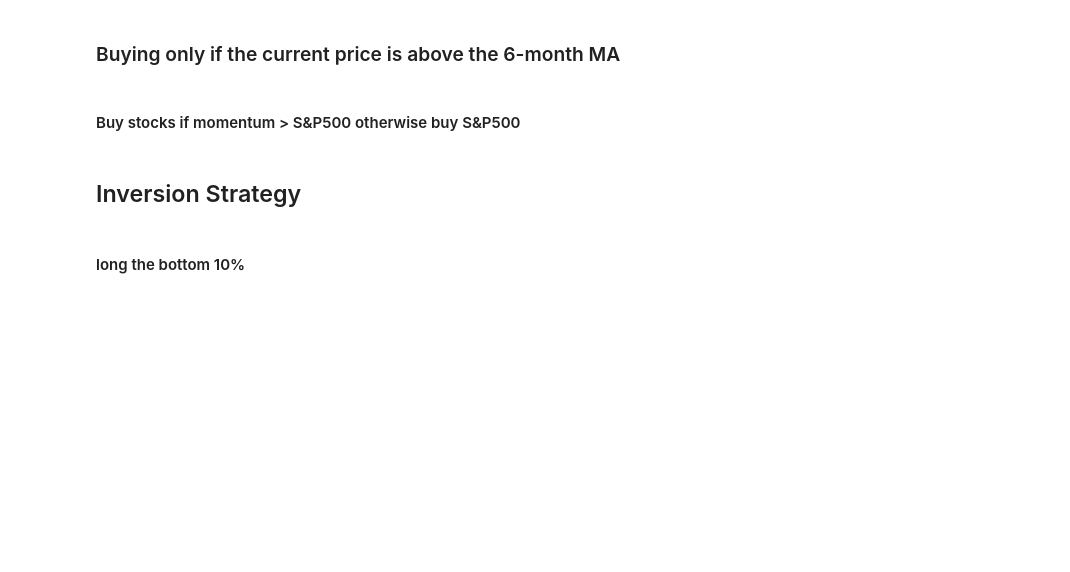
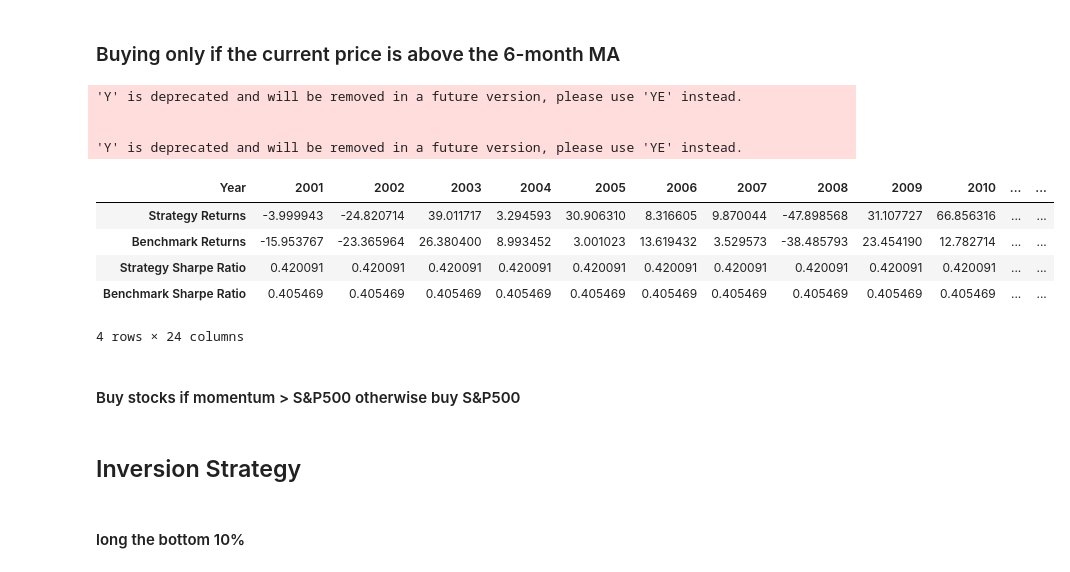
Before and after one commit to satyaki-02/Factor_Investing_in_Stock-Market, a Jupyter notebook: main.ipynb, the cells around one changed output. Drawn from its saved outputs; the diff is of its cells as text; code cells hidden in the pictures; blank space fills up the shorter version.

```diff
--- a/main.ipynb
+++ b/main.ipynb
@@ -860,6 +894,22 @@ fig.update_layout(
 
 # Show the plot
 fig.show()
+# %%
+# Calculate the yearly stats
+yearly_stats_df = calculate_yearly_stats(total_returns_dict_ma, gains)
+
+yearly_stats_df.T
+# %% [output]
+'Y' is deprecated and will be removed in a future version, please use 'YE' instead.
+
+
+'Y' is deprecated and will be removed in a future version, please use 'YE' instead.
+| Year | 2001 | 2002 | 2003 | 2004 | 2005 | 2006 | 2007 | 2008 | 2009 | 2010 | ... | ... |
+| Strategy Returns | -3.999943 | -24.820714 | 39.011717 | 3.294593 | 30.906310 | 8.316605 | 9.870044 | -47.898568 | 31.107727 | 66.856316 | ... | ... |
+| Benchmark Returns | -15.953767 | -23.365964 | 26.380400 | 8.993452 | 3.001023 | 13.619432 | 3.529573 | -38.485793 | 23.454190 | 12.782714 | ... | ... |
+| Strategy Sharpe Ratio | 0.420091 | 0.420091 | 0.420091 | 0.420091 | 0.420091 | 0.420091 | 0.420091 | 0.420091 | 0.420091 | 0.420091 | ... | ... |
+| Benchmark Sharpe Ratio | 0.405469 | 0.405469 | 0.405469 | 0.405469 | 0.405469 | 0.405469 | 0.405469 | 0.405469 | 0.405469 | 0.405469 | ... | ... |
+4 rows × 24 columns
 # %% [markdown]
 #### Buy stocks if momentum > S&P500 otherwise buy S&P500
 # %% [markdown]
```
Also changed, not shown: parts of 93 cells of this notebook, 1 other file.
